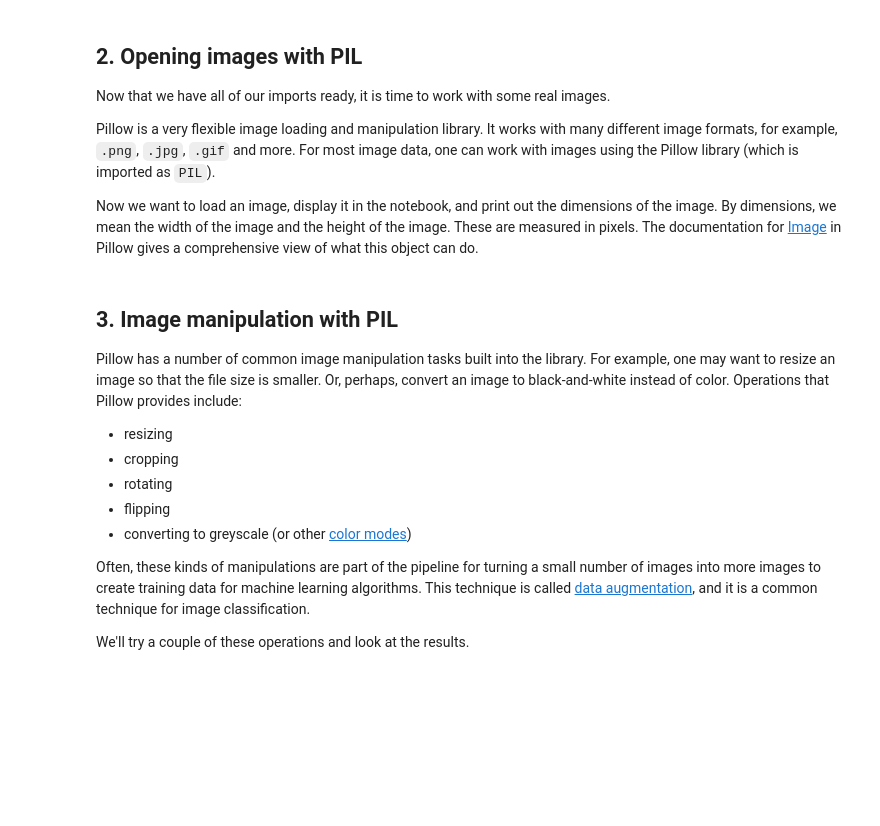
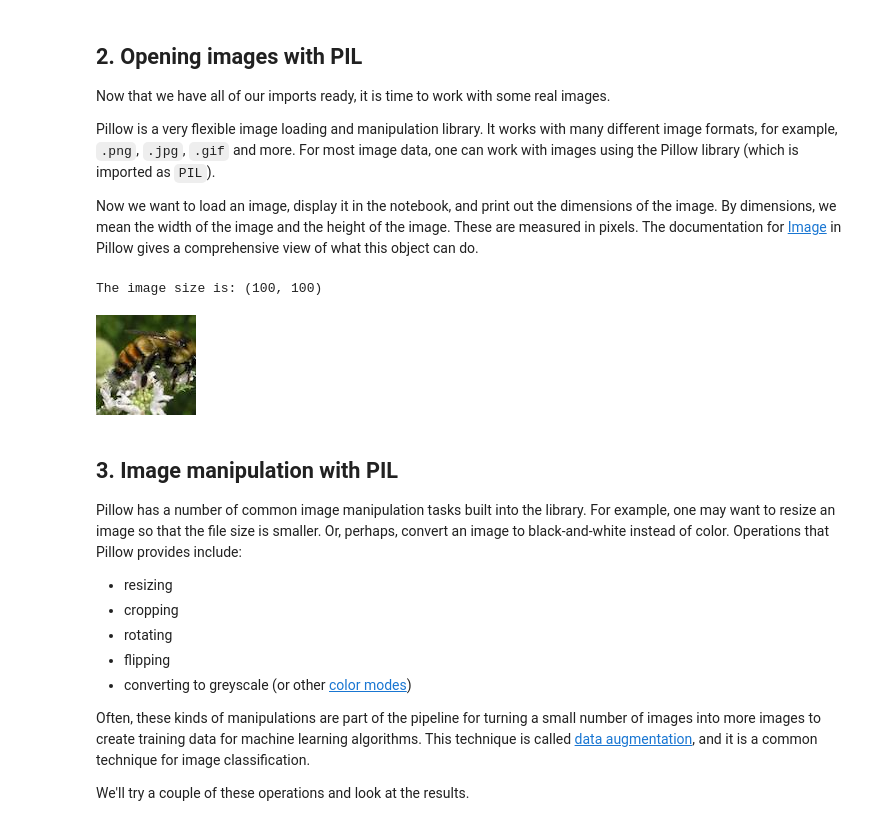
Before and after one commit to fbremer/datacamp_bees, a Jupyter notebook: Bees1 - Image Loading and Processing/notebook.ipynb, the cells around one changed output. Cells and saved outputs as stored; diff of their text form; code cells hidden in the pictures; blank space fills up the shorter version.

```diff
--- a/Bees1 - Image Loading and Processing/notebook.ipynb
+++ b/Bees1 - Image Loading and Processing/notebook.ipynb
@@ -35,15 +39,18 @@ import pandas as pd
 <p>Now we want to load an image, display it in the notebook, and print out the dimensions of the image. By dimensions, we mean the width of the image and the height of the image. These are measured in pixels. The documentation for <a href="https://pillow.readthedocs.io/en/5.1.x/reference/Image.html">Image</a> in Pillow gives a comprehensive view of what this object can do.</p>
 # %%
 # open the image
-img = ...
+img = Image.open("datasets/bee_1.jpg")
 
 # Get the image size
-img_size = ...
+img_size = img.size
 
 print("The image size is: {}".format(img_size))
 
 # Just having the image as the last line in the cell will display it in the notebook
 img
+# %% [output]
+The image size is: (100, 100)
+[figure, added]
 # %% [markdown]
 ## 3. Image manipulation with PIL
 <p>Pillow has a number of common image manipulation tasks built into the library. For example, one may want to resize an image so that the file size is smaller. Or, perhaps, convert an image to black-and-white instead of color. Operations that Pillow provides include:</p>
```
Also changed, not shown: parts of 9 cells of this notebook, 5 other files.
